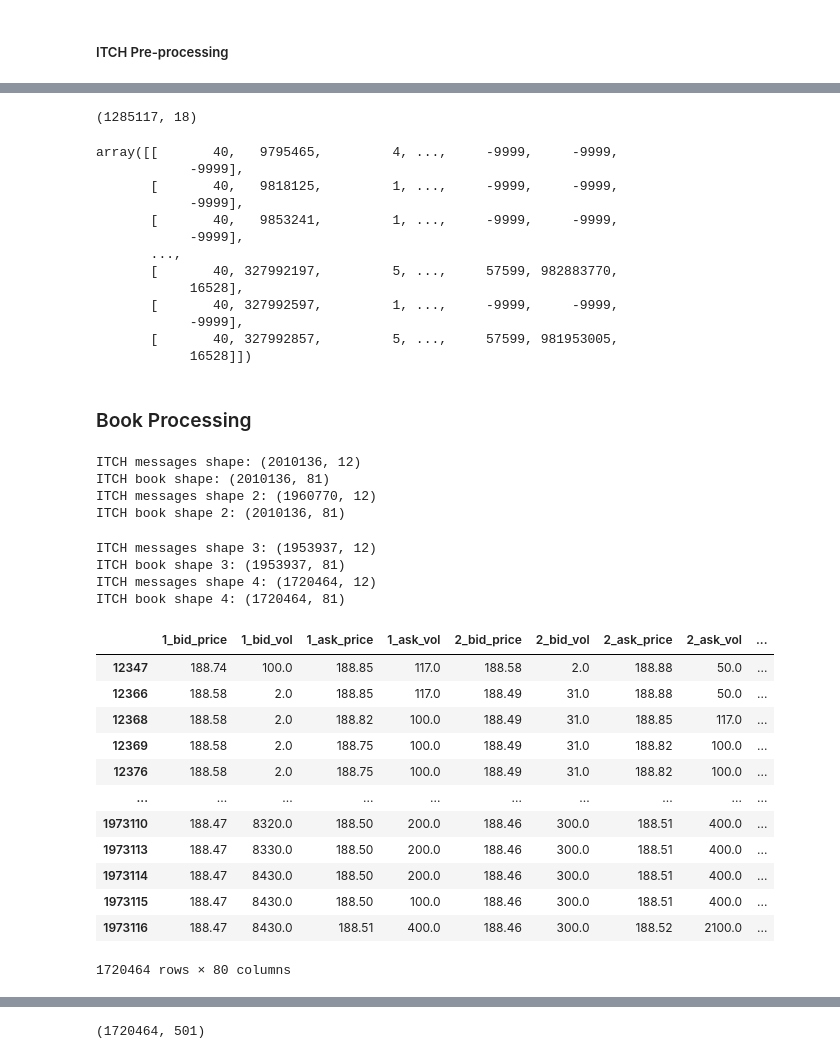
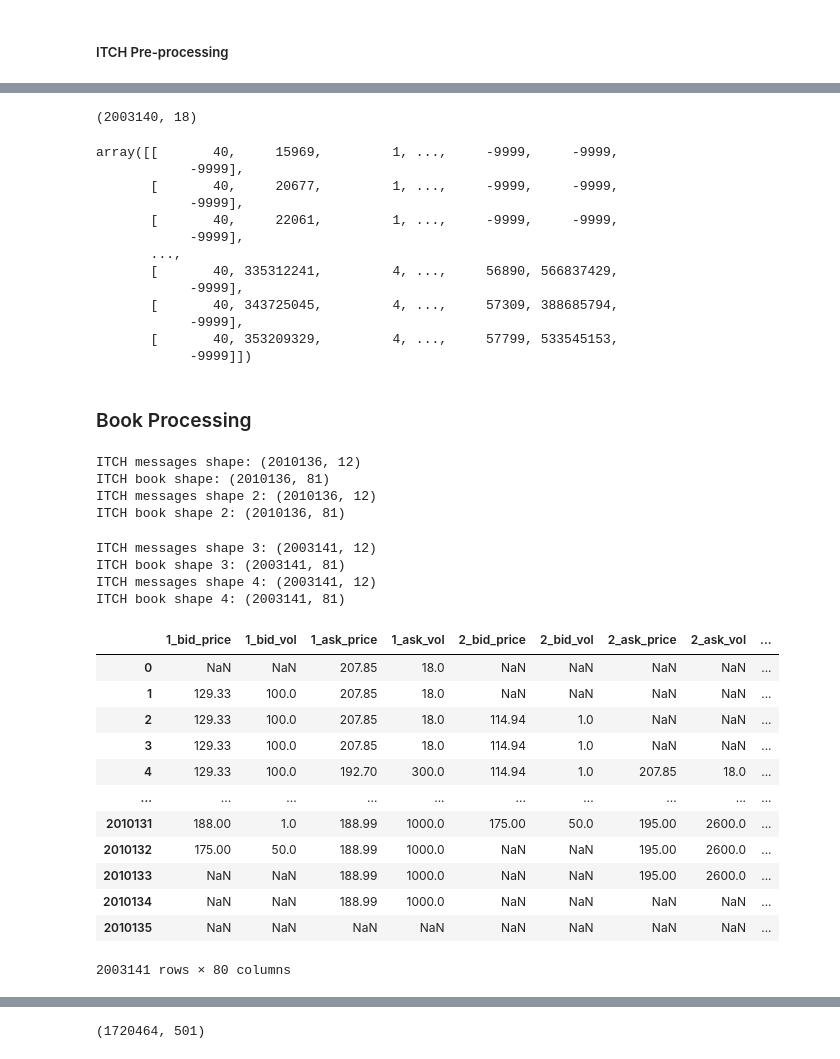
Before and after one commit to kingofguan/MarketGPT, a Jupyter notebook: notebooks/MarketSimT.ipynb, the cells around one changed output, grey strips where cells are left out. Cells and saved outputs as stored; diff of their text form; code cells hidden in the pictures.

Commit message:
add args to preproc methods and fix bugs

```diff
--- a/notebooks/MarketSimT.ipynb
+++ b/notebooks/MarketSimT.ipynb
@@ -41,7 +42,8 @@ Let's setup a few paths! For convenience, we will redirect all the output artefa
 #     --n_tick_range=500
 # %%
 lobster_load_path = parent_folder_path + '/dataset/raw/LOBSTER/'
-itch_load_path = parent_folder_path + '/dataset/raw/ITCH/'
+# itch_load_path = parent_folder_path + '/dataset/raw/ITCH/'
+itch_load_path = parent_folder_path + '/dataset/raw/'
 
 # locate LOBSTER data
 lobster_message_files = sorted(glob(lobster_load_path + '*message*.csv'))
@@ -83,6 +85,9 @@ for m_f, b_f in tqdm(zip(lobster_message_files, lobster_book_files)):
 
 # load ITCH data
 for m_f, b_f in tqdm(zip(itch_message_files, itch_book_files)):
+    if '03272019' not in m_f:
+        continue
+
     print(m_f)
     print(b_f)
 
@@ -244,16 +249,17 @@ itch_messages
 # %% [markdown]
 ##### ITCH Pre-processing
 # %%
-# filter messages that are above a certain level
-filter_above_lvl = 20
-itch_messages, itch_book = itch_preproc.filter_by_lvl(itch_messages, itch_book, filter_above_lvl)
+# # filter messages that are above a certain level
+# filter_above_lvl = 20
+# # itch_book = itch_book.iloc[:, :filter_above_lvl * 4 + 1]
+# itch_messages, itch_book = itch_preproc.filter_by_lvl(itch_messages, itch_book, filter_above_lvl)
 
 # remove mpid field from ITCH data
 itch_messages = itch_messages.drop(columns=['mpid'])
 
 # remove pre-market and after-market hours from ITCH data
-remove_premarket = True # False
-remove_aftermarket = True
+remove_premarket = False # True
+remove_aftermarket = False # True
 
 if remove_premarket:
     itch_messages = itch_messages[itch_messages['time'] >= 34200000000000]
@@ -345,20 +351,20 @@ itch_m_ = np.concatenate([np.full((itch_m_.shape[0], 1), ticker_id), itch_m_], a
 print(itch_m_.shape)
 itch_m_
 # %% [output]
-(1285117, 18)
+(2003140, 18)
-array([[       40,   9795465,         4, ...,     -9999,     -9999,
+array([[       40,     15969,         1, ...,     -9999,     -9999,
             -9999],
-       [       40,   9818125,         1, ...,     -9999,     -9999,
+       [       40,     20677,         1, ...,     -9999,     -9999,
             -9999],
-       [       40,   9853241,         1, ...,     -9999,     -9999,
+       [       40,     22061,         1, ...,     -9999,     -9999,
             -9999],
        ...,
-       [       40, 327992197,         5, ...,     57599, 982883770,
-            16528],
-       [       40, 327992597,         1, ...,     -9999,     -9999,
+       [       40, 335312241,         4, ...,     56890, 566837429,
             -9999],
-       [       40, 327992857,         5, ...,     57599, 981953005,
-            16528]])
+       [       40, 343725045,         4, ...,     57309, 388685794,
+            -9999],
+       [       40, 353209329,         4, ...,     57799, 533545153,
+            -9999]])
 # %%
 # itch_tok = itch_encoding.Message_Tokenizer()
 
@@ -493,6 +500,9 @@ array([[       40,   9795465,         4, ...,     -9999,     -9999,
 # %%
 # load ITCH data
 for m_f, b_f in tqdm(zip(itch_message_files, itch_book_files)):
+    if '03272019' not in m_f:
+        continue
+
     itch_messages = itch_preproc.load_message_df(m_f)
 
     itch_book = pd.read_csv(
@@ -510,53 +520,53 @@ if remove_premarket:
     itch_messages = itch_messages[itch_messages['time'] >= 34200000000000]
 if remove_aftermarket:
     itch_messages = itch_messages[itch_messages['time'] <= 57600000000000]
 
 print("ITCH messages shape 2:", itch_messages.shape)
 print("ITCH book shape 2:", itch_book.shape)
 
 # remove disallowed order types
 allowed_events=['A','E','C','D','R']
 itch_messages = itch_messages.loc[itch_messages.type.isin(allowed_events)]
 # make sure book is same length as messages
 itch_book = itch_book.loc[itch_messages.index]
 
 print("ITCH messages shape 3:", itch_messages.shape)
 print("ITCH book shape 3:", itch_book.shape)
 
-# filter messages that are above a certain level
-filter_above_lvl = 20
-itch_messages, itch_book = itch_preproc.filter_by_lvl(itch_messages, itch_book, filter_above_lvl)
+# # filter messages that are above a certain level
+# filter_above_lvl = 20
+# itch_messages, itch_book = itch_preproc.filter_by_lvl(itch_messages, itch_book, filter_above_lvl)
 
 print("ITCH messages shape 4:", itch_messages.shape)
 print("ITCH book shape 4:", itch_book.shape)
 
 # remove time field from ITCH book data
 itch_book = itch_book.drop(columns=['time'])
 
 assert len(itch_messages) == len(itch_book)
 itch_book
 # %% [output]
 ITCH messages shape: (2010136, 12)
 ITCH book shape: (2010136, 81)
-ITCH messages shape 2: (1960770, 12)
+ITCH messages shape 2: (2010136, 12)
 ITCH book shape 2: (2010136, 81)
-ITCH messages shape 3: (1953937, 12)
-ITCH book shape 3: (1953937, 81)
-ITCH messages shape 4: (1720464, 12)
-ITCH book shape 4: (1720464, 81)
+ITCH messages shape 3: (2003141, 12)
+ITCH book shape 3: (2003141, 81)
+ITCH messages shape 4: (2003141, 12)
+ITCH book shape 4: (2003141, 81)
 |  | 1_bid_price | 1_bid_vol | 1_ask_price | 1_ask_vol | 2_bid_price | 2_bid_vol | 2_ask_price | 2_ask_vol | ... |
-| 12347 | 188.74 | 100.0 | 188.85 | 117.0 | 188.58 | 2.0 | 188.88 | 50.0 | ... |
-| 12366 | 188.58 | 2.0 | 188.85 | 117.0 | 188.49 | 31.0 | 188.88 | 50.0 | ... |
-| 12368 | 188.58 | 2.0 | 188.82 | 100.0 | 188.49 | 31.0 | 188.85 | 117.0 | ... |
-| 12369 | 188.58 | 2.0 | 188.75 | 100.0 | 188.49 | 31.0 | 188.82 | 100.0 | ... |
-| 12376 | 188.58 | 2.0 | 188.75 | 100.0 | 188.49 | 31.0 | 188.82 | 100.0 | ... |
+| 0 | NaN | NaN | 207.85 | 18.0 | NaN | NaN | NaN | NaN | ... |
+| 1 | 129.33 | 100.0 | 207.85 | 18.0 | NaN | NaN | NaN | NaN | ... |
+| 2 | 129.33 | 100.0 | 207.85 | 18.0 | 114.94 | 1.0 | NaN | NaN | ... |
+| 3 | 129.33 | 100.0 | 207.85 | 18.0 | 114.94 | 1.0 | NaN | NaN | ... |
+| 4 | 129.33 | 100.0 | 192.70 | 300.0 | 114.94 | 1.0 | 207.85 | 18.0 | ... |
 | ... | ... | ... | ... | ... | ... | ... | ... | ... | ... |
-| 1973110 | 188.47 | 8320.0 | 188.50 | 200.0 | 188.46 | 300.0 | 188.51 | 400.0 | ... |
-| 1973113 | 188.47 | 8330.0 | 188.50 | 200.0 | 188.46 | 300.0 | 188.51 | 400.0 | ... |
-| 1973114 | 188.47 | 8430.0 | 188.50 | 200.0 | 188.46 | 300.0 | 188.51 | 400.0 | ... |
-| 1973115 | 188.47 | 8430.0 | 188.50 | 100.0 | 188.46 | 300.0 | 188.51 | 400.0 | ... |
-| 1973116 | 188.47 | 8430.0 | 188.51 | 400.0 | 188.46 | 300.0 | 188.52 | 2100.0 | ... |
+| 2010131 | 188.00 | 1.0 | 188.99 | 1000.0 | 175.00 | 50.0 | 195.00 | 2600.0 | ... |
+| 2010132 | 175.00 | 50.0 | 188.99 | 1000.0 | NaN | NaN | 195.00 | 2600.0 | ... |
+| 2010133 | NaN | NaN | 188.99 | 1000.0 | NaN | NaN | 195.00 | 2600.0 | ... |
+| 2010134 | NaN | NaN | 188.99 | 1000.0 | NaN | NaN | NaN | NaN | ... |
+| 2010135 | NaN | NaN | NaN | NaN | NaN | NaN | NaN | NaN | ... |
-1720464 rows × 80 columns
+2003141 rows × 80 columns
 # %%
 # itch_messages
 # lobster_book
```
Also changed, not shown: parts of 11 cells of this notebook, 2 other files.
